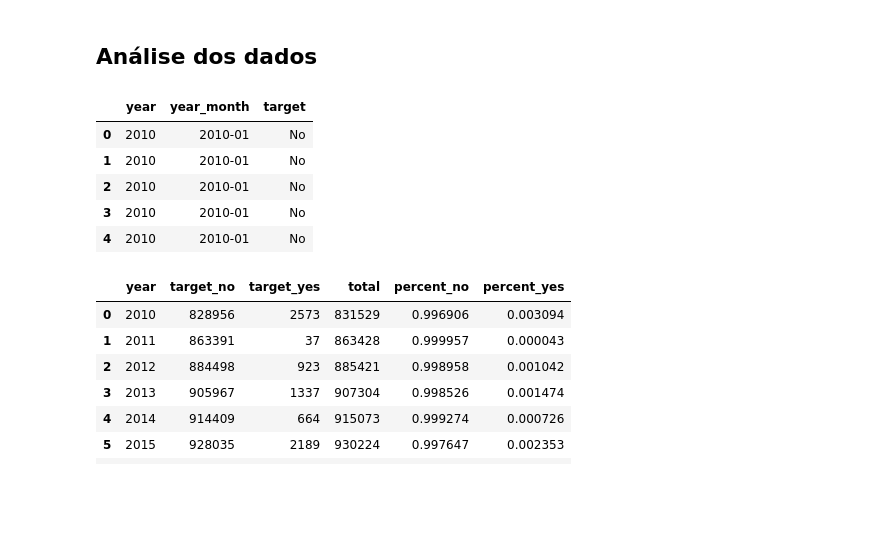
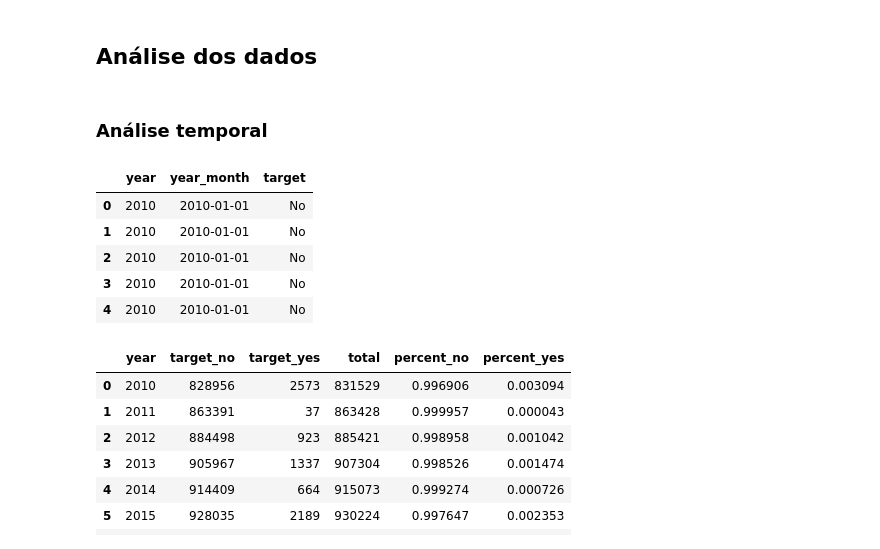
Before and after one commit to Angelicogfa/tcc_mba_datascience_analytics_usp_esalq, a Jupyter notebook: 02-analise_exploratoria.ipynb, the cells around one changed output. Drawn from its saved outputs; the diff is of its cells as text; code cells hidden in the pictures; blank space fills up the shorter version.

```diff
--- a/02-analise_exploratoria.ipynb
+++ b/02-analise_exploratoria.ipynb
@@ -69,5 +69,7 @@ df['merchant_id'] = df['merchant_id'].astype(str)
 df['zip'] = df['zip'].astype(str)
 df['card_number'] = df['card_number'].astype(str)
 df['cvv'] = df['cvv'].astype(str)
+df['birth_year'] = df['birth_year'].astype(str)
+df['birth_month'] = df['birth_month'].astype(str)
 # %% [markdown]
 ## Análise dos dados
@@ -74,14 +106,16 @@ df['cvv'] = df['cvv'].astype(str)
+# %% [markdown]
+### Análise temporal
 # %%
 df_time = pd.DataFrame()
 df_time['year'] = df['date'].dt.to_period('Y')
-df_time['year_month'] = df['date'].dt.to_period('M')
+df_time['year_month'] = df['date'].dt.to_period('M').dt.to_timestamp(how='start')
 df_time['target'] = df['target']
 df_time.head()
 # %% [output]
 |  | year | year_month | target |
-| 0 | 2010 | 2010-01 | No |
-| 1 | 2010 | 2010-01 | No |
-| 2 | 2010 | 2010-01 | No |
-| 3 | 2010 | 2010-01 | No |
-| 4 | 2010 | 2010-01 | No |
+| 0 | 2010 | 2010-01-01 | No |
+| 1 | 2010 | 2010-01-01 | No |
+| 2 | 2010 | 2010-01-01 | No |
+| 3 | 2010 | 2010-01-01 | No |
+| 4 | 2010 | 2010-01-01 | No |
 # %%
```
Also changed, not shown: parts of 9 cells of this notebook.
